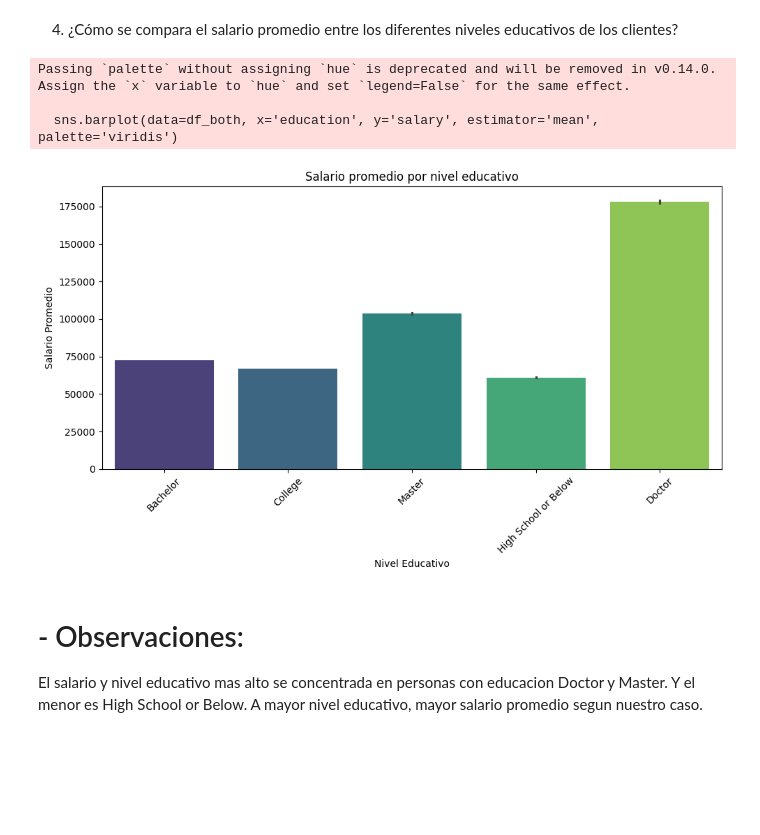
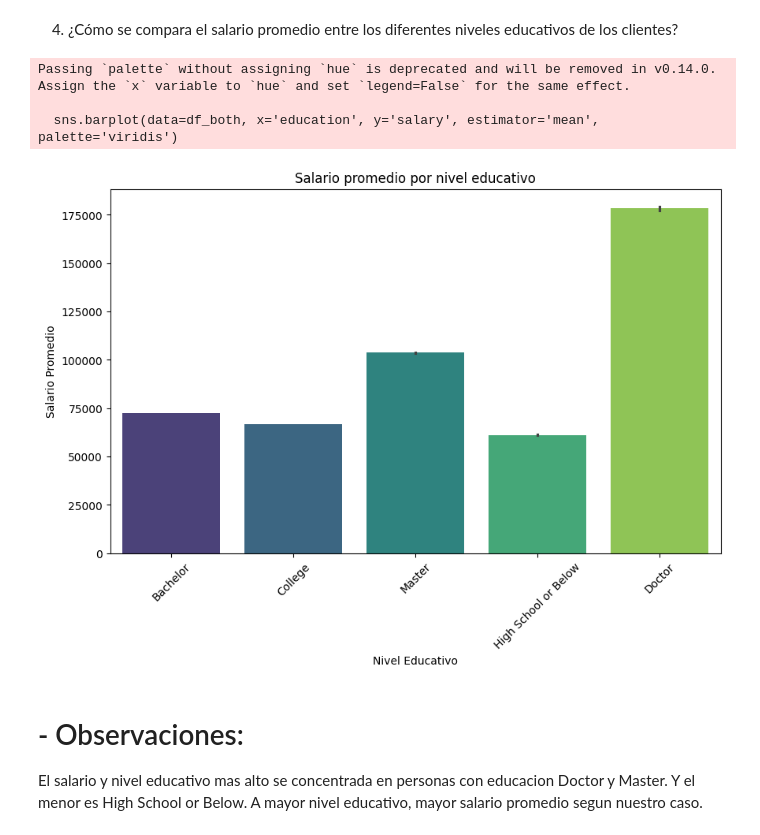
Before and after one commit to Adalab/bda-modulo-3-evaluacion-final-gabilayas, a Jupyter notebook: MOD.ipynb, the cells around one changed output. Saved outputs shown, nothing was run; the diff lists cells and outputs as text; code cells hidden in the pictures; blank space fills up the shorter version.

```diff
--- a/MOD.ipynb
+++ b/MOD.ipynb
@@ -248,18 +248,16 @@ La mayor cantidad de clientes son de Ontario y British Columbia. Donde tenemos u
 # %%
 plt.figure(figsize=(10,6))
 sns.barplot(data=df_both, x='education', y='salary', estimator='mean', palette='viridis')
 
 plt.title('Salario promedio por nivel educativo')
 plt.xlabel('Nivel Educativo')
 plt.ylabel('Salario Promedio')
-plt.xticks(rotation=45)
-plt.tight_layout()
-plt.show()
+plt.xticks(rotation=45);
 # %% [output]
 Passing `palette` without assigning `hue` is deprecated and will be removed in v0.14.0. Assign the `x` variable to `hue` and set `legend=False` for the same effect.
 
   sns.barplot(data=df_both, x='education', y='salary', estimator='mean', palette='viridis')
-[figure, old version]
+[figure, new version]
 # %% [markdown]
 # - Observaciones:
 El salario y nivel educativo mas alto se concentrada en personas con educacion Doctor y Master. Y el menor es High School or Below. A mayor nivel educativo, mayor salario promedio segun nuestro caso.
```
Also changed, not shown: parts of 3 cells of this notebook.
